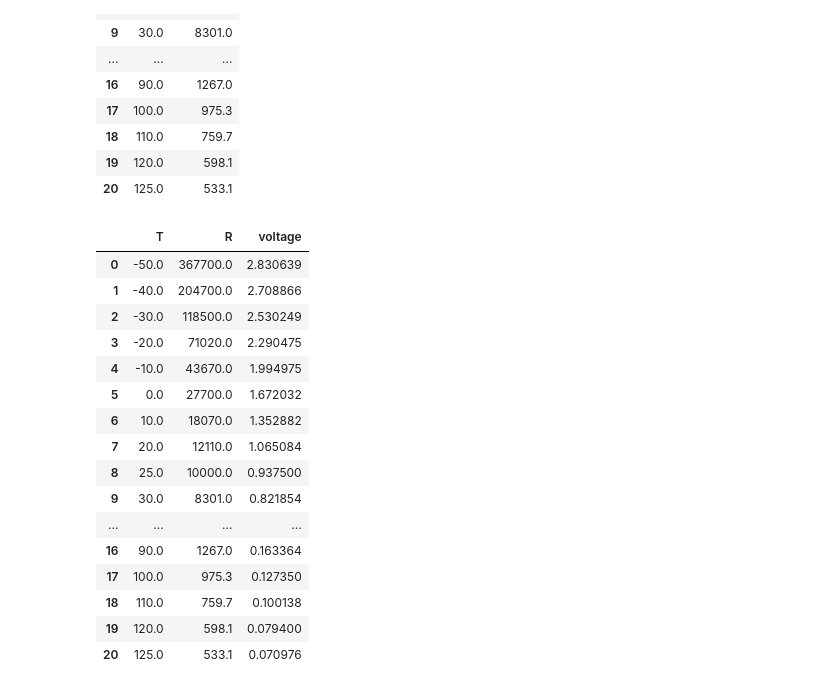
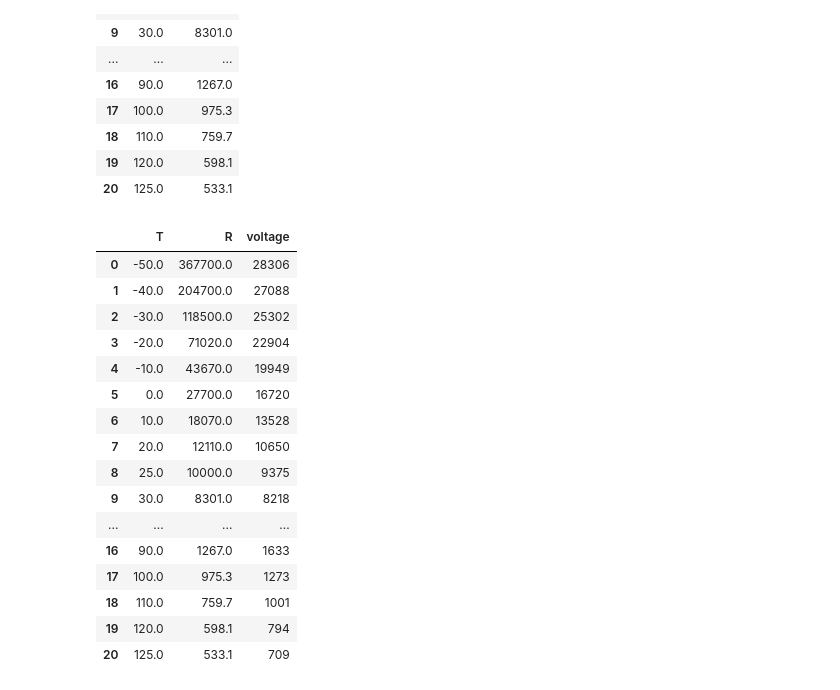
Before and after one commit to raceup-electric/bms_hv, a Jupyter notebook: polynomialFit/rizzottoFit.ipynb, the cells around one changed output. Saved outputs shown, nothing was run; the diff lists cells and outputs as text; code cells hidden in the pictures.

```diff
--- a/polynomialFit/rizzottoFit.ipynb
+++ b/polynomialFit/rizzottoFit.ipynb
@@ -5,7 +6,7 @@ import pandas as pd
 # %%
 df = pd.read_csv('termistori.csv', sep=";")
-df = df.astype({'T': 'float'})
-df = df.astype({'R': 'float'})
+df["T"] = df["T"].astype("float64")
+df["R"] = df["R"].astype("float64")
 df
 # %% [output]
 |  | T | R |
@@ -26,24 +27,25 @@ df
 | 19 | 120.0 | 598.1 |
 | 20 | 125.0 | 533.1 |
 # %%
-df["voltage"] = 3 * df["R"] / (22000 + df["R"])
+df["voltage"] = 3 * df["R"] / (22000 + df["R"]) * 10000
+df["voltage"] = df["voltage"].astype("int")
 df
 # %% [output]
 |  | T | R | voltage |
-| 0 | -50.0 | 367700.0 | 2.830639 |
-| 1 | -40.0 | 204700.0 | 2.708866 |
-| 2 | -30.0 | 118500.0 | 2.530249 |
-| 3 | -20.0 | 71020.0 | 2.290475 |
-| 4 | -10.0 | 43670.0 | 1.994975 |
-| 5 | 0.0 | 27700.0 | 1.672032 |
-| 6 | 10.0 | 18070.0 | 1.352882 |
-| 7 | 20.0 | 12110.0 | 1.065084 |
-| 8 | 25.0 | 10000.0 | 0.937500 |
-| 9 | 30.0 | 8301.0 | 0.821854 |
+| 0 | -50.0 | 367700.0 | 28306 |
+| 1 | -40.0 | 204700.0 | 27088 |
+| 2 | -30.0 | 118500.0 | 25302 |
+| 3 | -20.0 | 71020.0 | 22904 |
+| 4 | -10.0 | 43670.0 | 19949 |
+| 5 | 0.0 | 27700.0 | 16720 |
+| 6 | 10.0 | 18070.0 | 13528 |
+| 7 | 20.0 | 12110.0 | 10650 |
+| 8 | 25.0 | 10000.0 | 9375 |
+| 9 | 30.0 | 8301.0 | 8218 |
 | ... | ... | ... | ... |
-| 16 | 90.0 | 1267.0 | 0.163364 |
-| 17 | 100.0 | 975.3 | 0.127350 |
-| 18 | 110.0 | 759.7 | 0.100138 |
-| 19 | 120.0 | 598.1 | 0.079400 |
-| 20 | 125.0 | 533.1 | 0.070976 |
+| 16 | 90.0 | 1267.0 | 1633 |
+| 17 | 100.0 | 975.3 | 1273 |
+| 18 | 110.0 | 759.7 | 1001 |
+| 19 | 120.0 | 598.1 | 794 |
+| 20 | 125.0 | 533.1 | 709 |
 # %%
```
Also changed, not shown: parts of 8 cells of this notebook, 2 other files.
